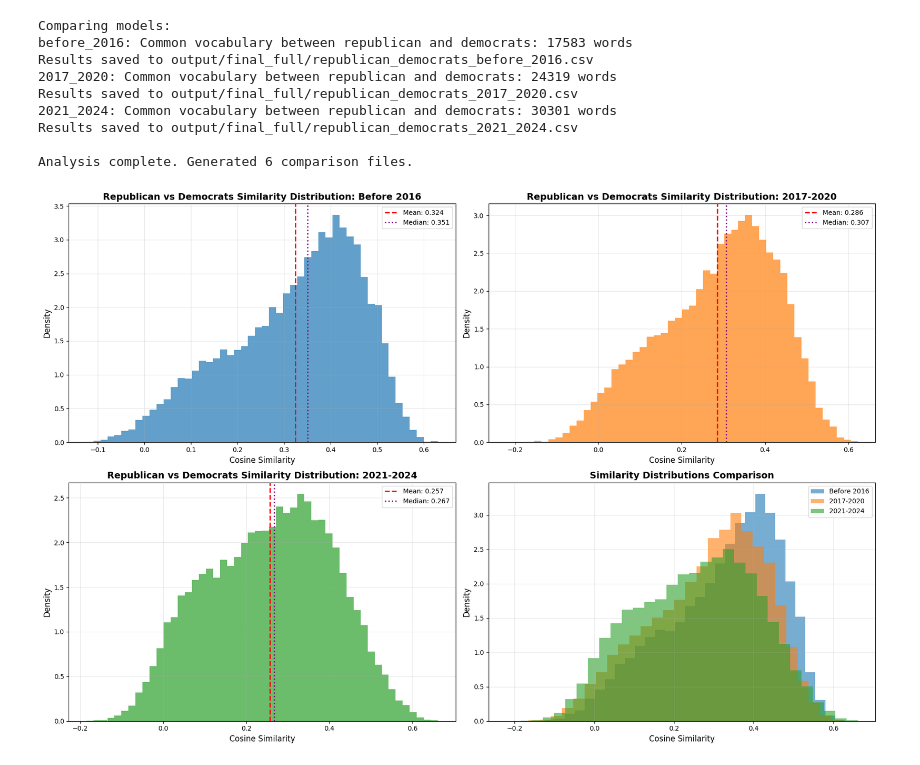
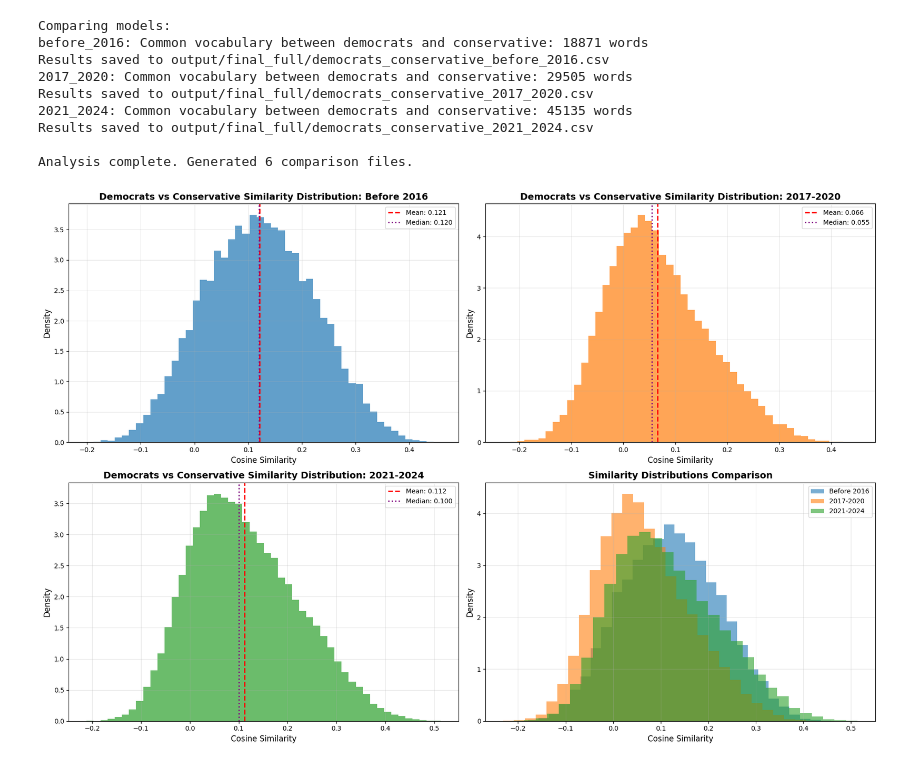
Before and after one commit to Lucas265163/Different-Word-Usage-on-Different-Subreddits, a Jupyter notebook: final_full.ipynb, the cells around one changed output. Drawn from its saved outputs; the diff is of its cells as text; code cells hidden in the pictures.

```diff
--- a/final_full.ipynb
+++ b/final_full.ipynb
@@ -312,6 +342,9 @@ democrats_2021_2024 = gensim.models.Word2Vec.load(f"{input_dir}/democrats_2021_2
 republican_before_2016 = gensim.models.Word2Vec.load(f"{input_dir}/republican_before_2016.model")
 republican_2017_2020 = gensim.models.Word2Vec.load(f"{input_dir}/republican_2017_2020.model")
 republican_2021_2024 = gensim.models.Word2Vec.load(f"{input_dir}/republican_2021_2024.model")
+conservative_before_2016 = gensim.models.Word2Vec.load(f"{input_dir}/conservative_before_2016.model")
+conservative_2017_2020 = gensim.models.Word2Vec.load(f"{input_dir}/conservative_2017_2020.model")
+conservative_2021_2024 = gensim.models.Word2Vec.load(f"{input_dir}/conservative_2021_2024.model")
 
 
 # Define output directory
@@ -322,34 +355,34 @@ print("\nComparing models:")
 # Before 2016
 
 compare_subreddit_embeddings_by_period(
-    republican_before_2016,
     democrats_before_2016,
-    "republican",
+    conservative_before_2016,
     "democrats",
+    "conservative",
     "before_2016",
-    output_file=f"{output_dir}/republican_democrats_before_2016.csv"
+    output_file=f"{output_dir}/democrats_conservative_before_2016.csv"
 )
 
 # 2017-2020
 
 compare_subreddit_embeddings_by_period(
-    republican_2017_2020,
     democrats_2017_2020,
-    "republican",
+    conservative_2017_2020,
     "democrats",
+    "conservative",
     "2017_2020",
-    output_file=f"{output_dir}/republican_democrats_2017_2020.csv"
+    output_file=f"{output_dir}/democrats_conservative_2017_2020.csv"
 )
 
 # 2021-2024
 
 compare_subreddit_embeddings_by_period(
-    republican_2021_2024,
     democrats_2021_2024,
-    "republican",
+    conservative_2021_2024,
     "democrats",
+    "conservative",
     "2021_2024",
-    output_file=f"{output_dir}/republican_democrats_2021_2024.csv"
+    output_file=f"{output_dir}/democrats_conservative_2021_2024.csv"
 )
 
 print("\nAnalysis complete. Generated 6 comparison files.")
@@ -390,45 +423,45 @@ def analyze_similarity_distributions(output_dir, df_before_2016, df_2017_2020, d
 
     # Combined comparison plot
     plt.subplot(2, 2, 4)
     colors = ['#1f77b4', '#ff7f0e', '#2ca02c']
     for i, (df, period, color) in enumerate(zip(dataframes, period_names, colors)):
         plt.hist(df['similarity'], bins=30, alpha=0.6, density=True,
                 label=period, color=color)
 
     plt.title('Similarity Distributions Comparison', fontsize=14, fontweight='bold')
     plt.xlabel('Cosine Similarity', fontsize=12)
     plt.ylabel('Density', fontsize=12)
     plt.legend()
     plt.grid(True, alpha=0.3)
 
     plt.tight_layout()
     plt.savefig(f"{output_dir}/{subreddit1}_{subreddit2}_similarity_distributions.png")
     plt.show()
 
 
 
 # Run the analysis
 # Read the CSV files
-republican_democrats_before_2016 = pd.read_csv(f"{output_dir}/republican_democrats_before_2016.csv")
-republican_democrats_2017_2020 = pd.read_csv(f"{output_dir}/republican_democrats_2017_2020.csv")
-republican_democrats_2021_2024 = pd.read_csv(f"{output_dir}/republican_democrats_2021_2024.csv")
+democrats_conservative_before_2016 = pd.read_csv(f"{output_dir}/democrats_conservative_before_2016.csv")
+democrats_conservative_2017_2020 = pd.read_csv(f"{output_dir}/democrats_conservative_2017_2020.csv")
+democrats_conservative_2021_2024 = pd.read_csv(f"{output_dir}/democrats_conservative_2021_2024.csv")
 
 analyze_similarity_distributions(
     output_dir,
-    republican_democrats_before_2016,
-    republican_democrats_2017_2020,
-    republican_democrats_2021_2024,
-    "Republican",
-    "Democrats"
+    democrats_conservative_before_2016,
+    democrats_conservative_2017_2020,
+    democrats_conservative_2021_2024,
+    "Democrats",
+    "Conservative"
     )
 # %% [output]
 Comparing models:
-before_2016: Common vocabulary between republican and democrats: 17583 words
-Results saved to output/final_full/republican_democrats_before_2016.csv
-2017_2020: Common vocabulary between republican and democrats: 24319 words
-Results saved to output/final_full/republican_democrats_2017_2020.csv
-2021_2024: Common vocabulary between republican and democrats: 30301 words
-Results saved to output/final_full/republican_democrats_2021_2024.csv
+before_2016: Common vocabulary between democrats and conservative: 18871 words
+Results saved to output/final_full/democrats_conservative_before_2016.csv
+2017_2020: Common vocabulary between democrats and conservative: 29505 words
+Results saved to output/final_full/democrats_conservative_2017_2020.csv
+2021_2024: Common vocabulary between democrats and conservative: 45135 words
+Results saved to output/final_full/democrats_conservative_2021_2024.csv
 
 Analysis complete. Generated 6 comparison files.
-[figure, old version]
+[figure, new version]
```
Also changed, not shown: parts of 1 cell of this notebook, 16 other files.
